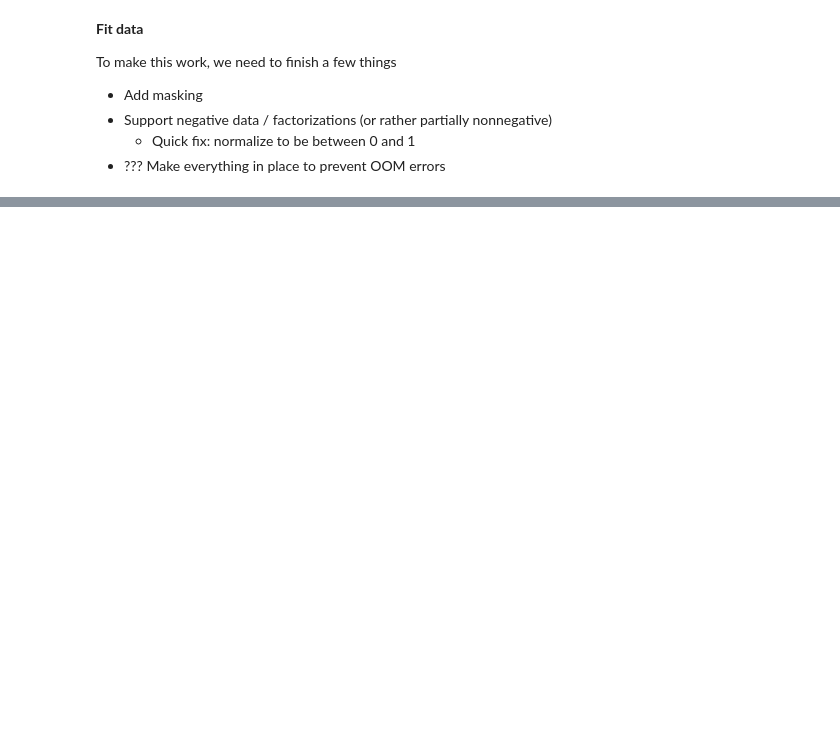
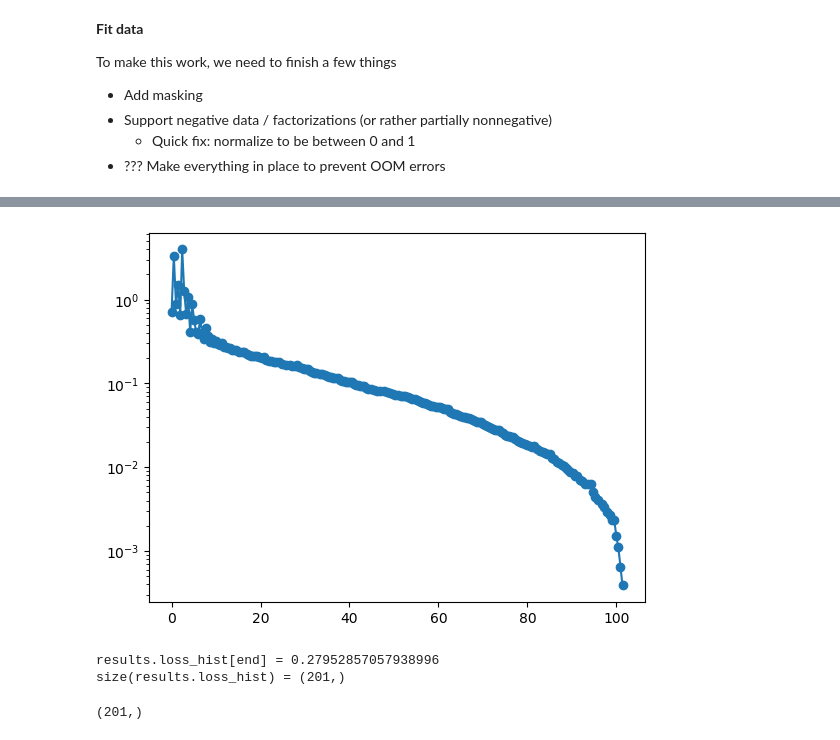
Before and after one commit to degleris1/CMF.jl, a Jupyter notebook: notebooks/test_mouse.ipynb, the cells around one changed output, grey strips where cells are left out. Drawn from its saved outputs; the diff is of its cells as text; code cells hidden in the pictures; blank space fills up the shorter version.

```diff
--- a/notebooks/test_mouse.ipynb
+++ b/notebooks/test_mouse.ipynb
@@ -94,0 +44,31 @@ results.loss_hist = [0.12704669205174293, 0.4539533794195406, 0.3467451977667809
+# %%
+# Goal: full dataset 19_980_000
+data = acc[:, 1:100_000]
+
+N, T = size(data)
+L, K = 30, 13
+results = fit_cnmf(
+    data;
+    L=L, K=K,
+    constrW=nothing,
+    penaltiesW=[CMF.SquarePenalty( 1e-5*sqrt(T) )],
+    penaltiesH=[CMF.AbsolutePenalty(1/K)],
+
+    alg=PGDUpdate,
+    max_itr=200,
+    tol=1e-4,
+    max_time=120,
+    patience=5,
+    seed=47,
+)
+
+normalized_loss_hist = results.loss_hist .- minimum(results.loss_hist)
+plt.plot(results.time_hist[1:end-1], normalized_loss_hist[1:end-1], marker="o")
+plt.yscale("log")
+@show results.loss_hist[end]
+@show size(results.loss_hist)
+# %% [output]
+[figure, added]
+results.loss_hist[end] = 0.27952857057938996
+size(results.loss_hist) = (201,)
+(201,)
```
Also changed, not shown: parts of 5 cells of this notebook, 5 other files.
